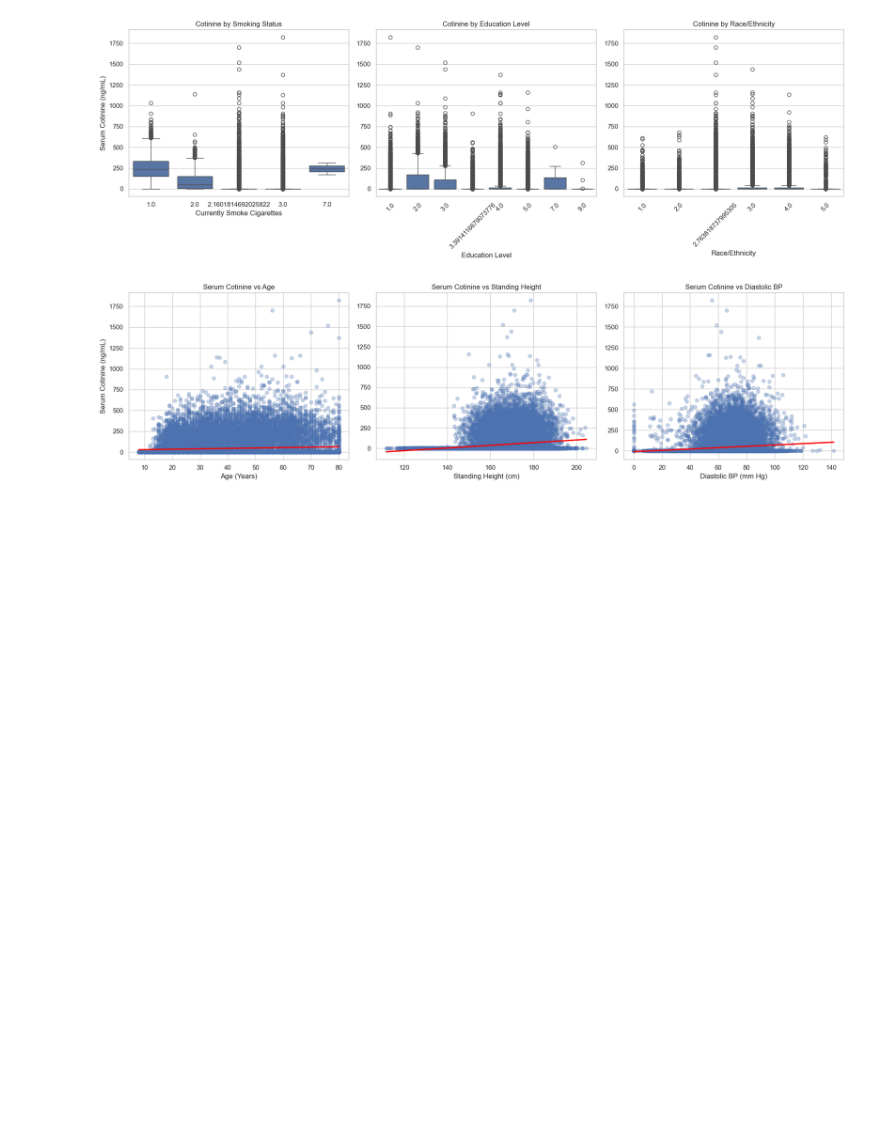
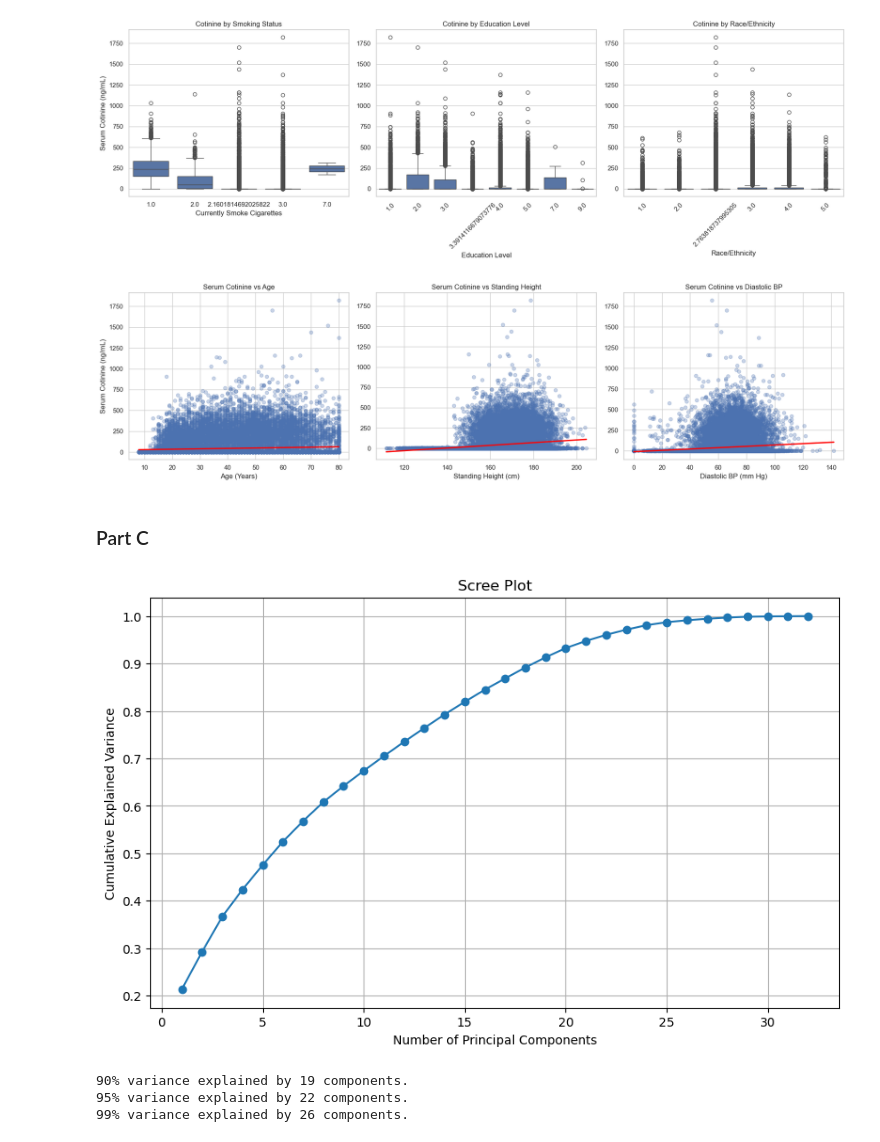
Before and after one commit to Pritthika-Dhar/Nicotine-Intake-Prediction, a Jupyter notebook: Nicotine_Intake_Prediction.ipynb, the cells around one changed output. Drawn from its saved outputs; the diff is of its cells as text; code cells hidden in the pictures; blank space fills up the shorter version.

Commit message:
Add files via upload
Added final assignment code for Part C submission

```diff
--- a/Nicotine_Intake_Prediction.ipynb
+++ b/Nicotine_Intake_Prediction.ipynb
@@ -551,3 +550,55 @@ plt.savefig("cotinine_vs_continuous_predictors.png", dpi=300, bbox_inches='tight
 plt.show()
 # %% [output]
 [figure]
+# %% [markdown]
+### Part C
+# %%
+# Step 1: Import libraries
+import pandas as pd
+from sklearn.preprocessing import StandardScaler
+from sklearn.decomposition import PCA
+import matplotlib.pyplot as plt
+
+# Step 2: Load the dataset
+df = pd.read_csv('NHANES_Cleaned_Ready.csv')
+
+# Step 3: Drop columns that shouldn't be used in PCA
+excluded_cols = [
+    'Respondent Sequence Number',
+    'Serum Cotinine (ng/mL)',
+    'Currently Smoke Cigarettes',
+    'Smoked ≥100 Cigarettes in Life',
+    'Country of Birth (Detailed)',
+    'Race/Ethnicity (Detailed w/ Asian)'
+]
+
+pca_input = df.drop(columns=excluded_cols)
+
+# Step 4: Standardise the features
+scaler = StandardScaler()
+X_scaled = scaler.fit_transform(pca_input)
+
+# Step 5: Apply PCA
+pca = PCA()
+X_pca = pca.fit_transform(X_scaled)
+
+# Step 6: Scree Plot (Cumulative Explained Variance)
+cumulative_variance = pca.explained_variance_ratio_.cumsum()
+
+plt.figure(figsize=(10, 6))
+plt.plot(range(1, len(cumulative_variance) + 1), cumulative_variance, marker='o')
+plt.xlabel('Number of Principal Components')
+plt.ylabel('Cumulative Explained Variance')
+plt.title('Scree Plot')
+plt.grid(True)
+plt.show()
+
+# Step 7: Print number of components needed for 90%, 95%, 99% variance
+for threshold in [0.90, 0.95, 0.99]:
+    num_components = (cumulative_variance >= threshold).argmax() + 1
+    print(f"{int(threshold * 100)}% variance explained by {num_components} components.")
+# %% [output]
+[figure, added]
+90% variance explained by 19 components.
+95% variance explained by 22 components.
+99% variance explained by 26 components.
```
Also changed, not shown: parts of 27 cells of this notebook.
